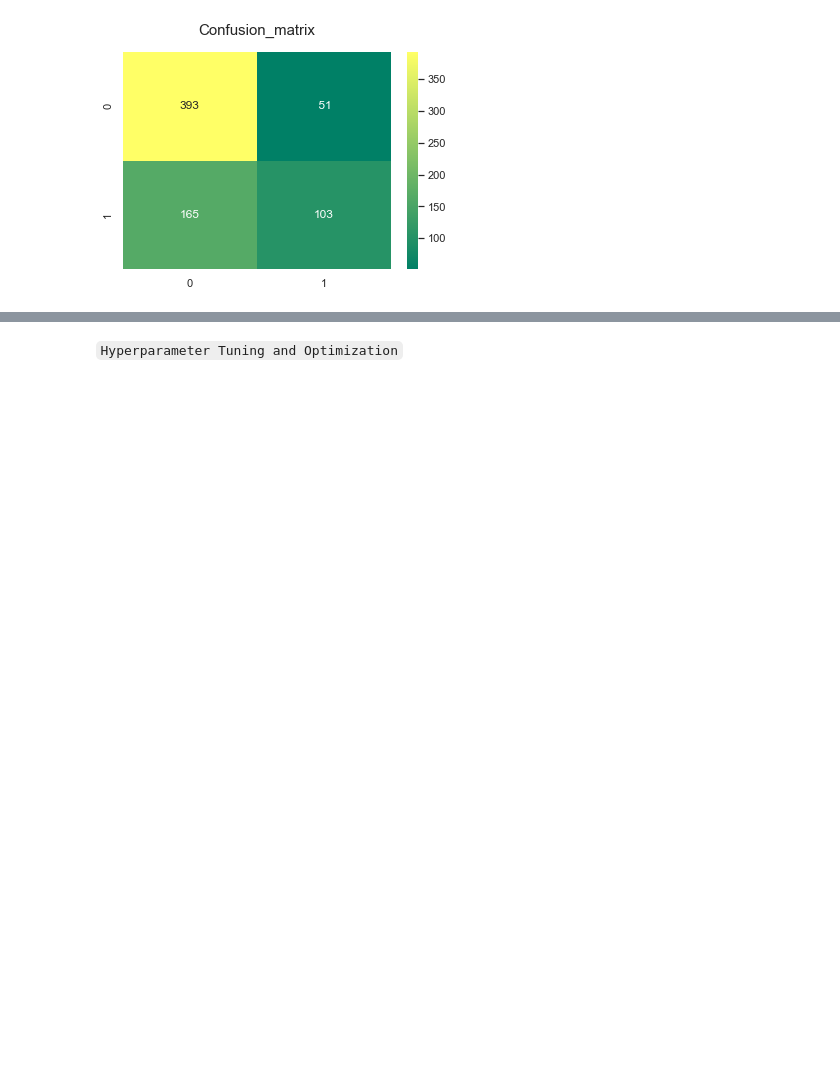
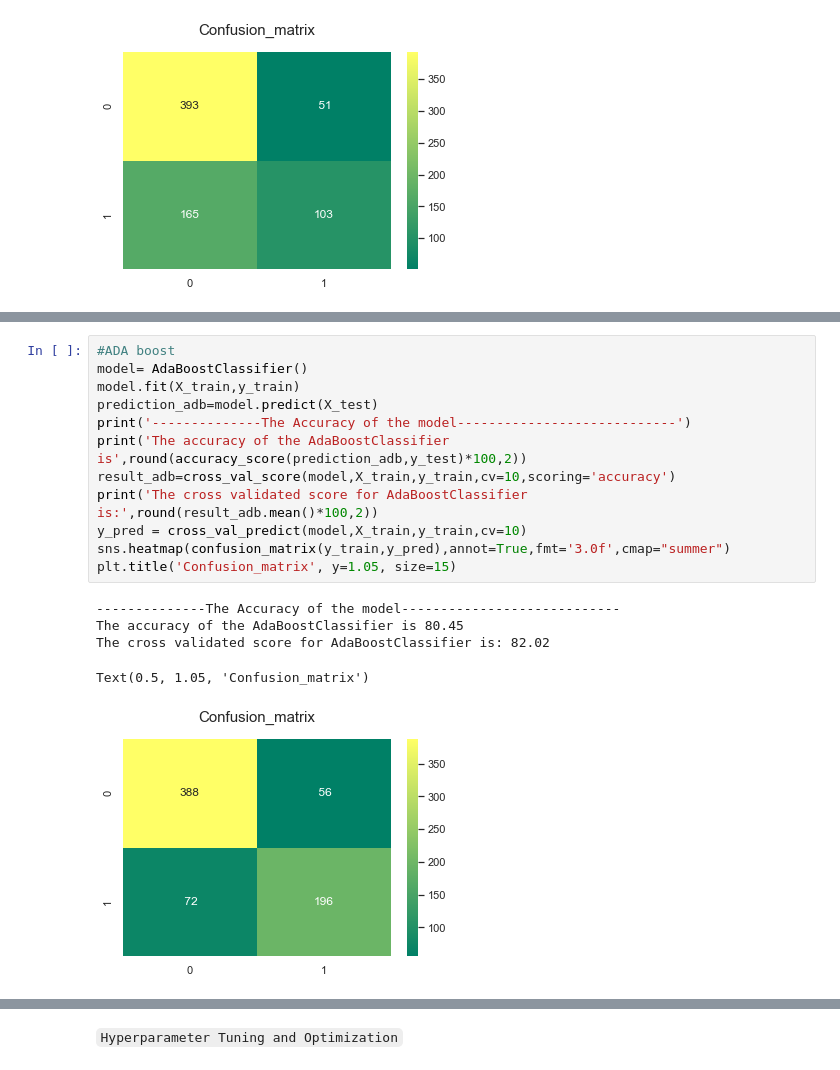
Before and after one commit to sultanbeishenkulov/titanic, a Jupyter notebook: titanic.ipynb, the cells around one changed output, grey strips where cells are left out. Saved outputs shown, nothing was run; the diff lists cells and outputs as text; blank space fills up the shorter version.

```diff
--- a/titanic.ipynb
+++ b/titanic.ipynb
@@ -329,0 +393,18 @@ Text(0.5, 1.05, 'Confusion_matrix')
+# %%
+#ADA boost
+model= AdaBoostClassifier()
+model.fit(X_train,y_train)
+prediction_adb=model.predict(X_test)
+print('--------------The Accuracy of the model----------------------------')
+print('The accuracy of the AdaBoostClassifier is',round(accuracy_score(prediction_adb,y_test)*100,2))
+result_adb=cross_val_score(model,X_train,y_train,cv=10,scoring='accuracy')
+print('The cross validated score for AdaBoostClassifier is:',round(result_adb.mean()*100,2))
+y_pred = cross_val_predict(model,X_train,y_train,cv=10)
+sns.heatmap(confusion_matrix(y_train,y_pred),annot=True,fmt='3.0f',cmap="summer")
+plt.title('Confusion_matrix', y=1.05, size=15)
+# %% [output]
+--------------The Accuracy of the model----------------------------
+The accuracy of the AdaBoostClassifier is 80.45
+The cross validated score for AdaBoostClassifier is: 82.02
+Text(0.5, 1.05, 'Confusion_matrix')
+[figure, added]
```
Also changed, not shown: parts of 6 cells of this notebook.
